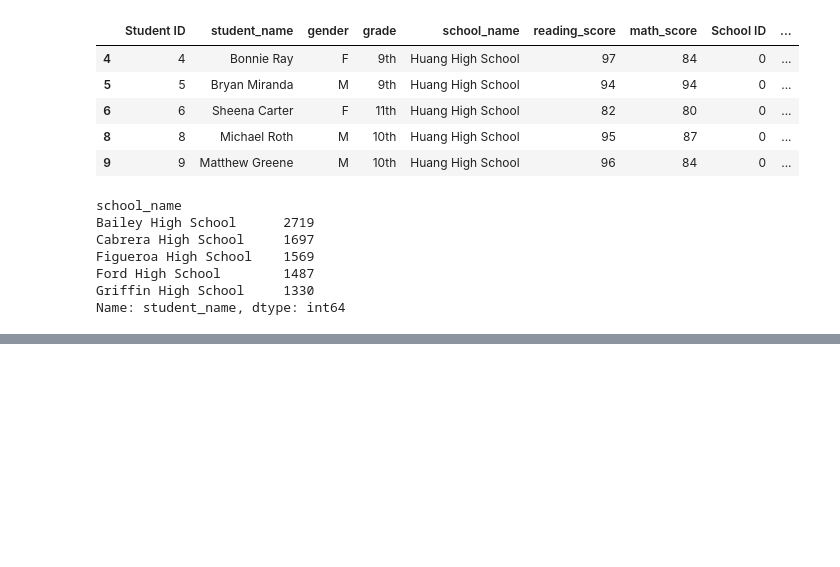
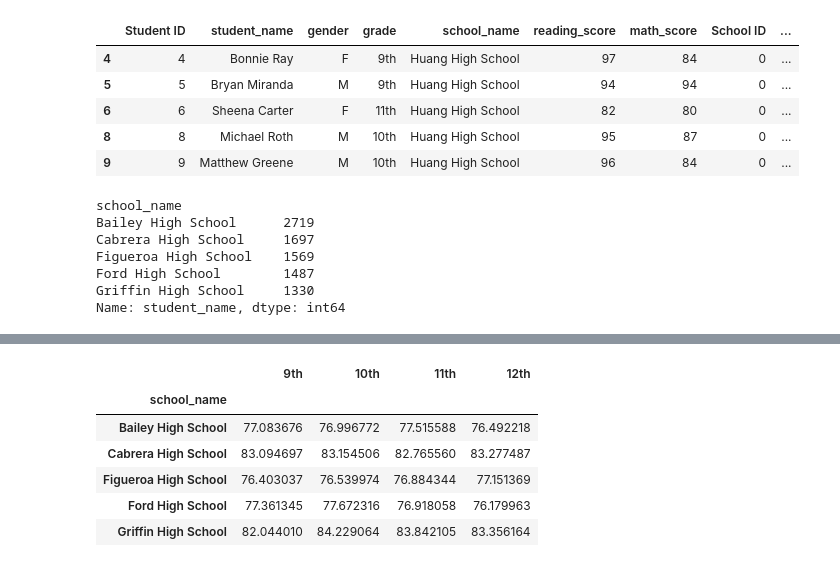
Before and after one commit to saraegregg/Mod4-School-District-Analysis, a Jupyter notebook: PyCitySchools.ipynb, the cells around one changed output, grey strips where cells are left out. Cells and saved outputs as stored; diff of their text form; code cells hidden in the pictures; blank space fills up the shorter version.

Commit message:
Added average math and reading scores by grade

```diff
--- a/PyCitySchools.ipynb
+++ b/PyCitySchools.ipynb
@@ -622,0 +623,22 @@ bottom_schools.head()
+# %%
+#4.10.1 Find the averages of math and reading scores by grade for each school.
+#Start by finding a list of 9th graders to retrieve only the rows of the DataFrame that are true for the below statement
+freshmen_idx = complete_data_df["grade"] == "9th"
+# %%
+#Now filter the complete DataFrame by the 9th grade students
+ninth_graders_df = complete_data_df[freshmen_idx]
+# %%
+#Repeat previous steps for the other grades
+sophomore_idx = complete_data_df["grade"] == "10th"
+junior_idx = complete_data_df["grade"] == "11th"
+senior_idx = complete_data_df["grade"] == "12th"
+
+tenth_graders_df = complete_data_df[sophomore_idx]
+eleventh_graders_df = complete_data_df[junior_idx]
+twelfth_graders_df = complete_data_df[senior_idx]
+# %%
+# Calculate the average math score for 9th grade, 10, 11, 12
+ninth_grade_math_scores_df = ninth_graders_df.groupby(["school_name"]).mean()["math_score"]
+tenth_grade_math_scores_df = tenth_graders_df.groupby(["school_name"]).mean()["math_score"]
+eleventh_grade_math_scores_df = eleventh_graders_df.groupby(["school_name"]).mean()["math_score"]
+twelfth_grade_math_scores_df = twelfth_graders_df.groupby(["school_name"]).mean()["math_score"]
@@ -622,0 +671,16 @@ bottom_schools.head()
+# %%
+#4.10.3 Make a math score dataframe
+math_scores_by_grade_df = pd.DataFrame({
+    "9th": ninth_grade_math_scores_df,
+    "10th": tenth_grade_math_scores_df,
+    "11th": eleventh_grade_math_scores_df,
+    "12th": twelfth_grade_math_scores_df})
+math_scores_by_grade_df.head()
+# %% [output]
+|  | 9th | 10th | 11th | 12th |
+| school_name |  |  |  |  |
+| Bailey High School | 77.083676 | 76.996772 | 77.515588 | 76.492218 |
+| Cabrera High School | 83.094697 | 83.154506 | 82.765560 | 83.277487 |
+| Figueroa High School | 76.403037 | 76.539974 | 76.884344 | 77.151369 |
+| Ford High School | 77.361345 | 77.672316 | 76.918058 | 76.179963 |
+| Griffin High School | 82.044010 | 84.229064 | 83.842105 | 83.356164 |
```
Also changed, not shown: parts of 7 cells of this notebook.
